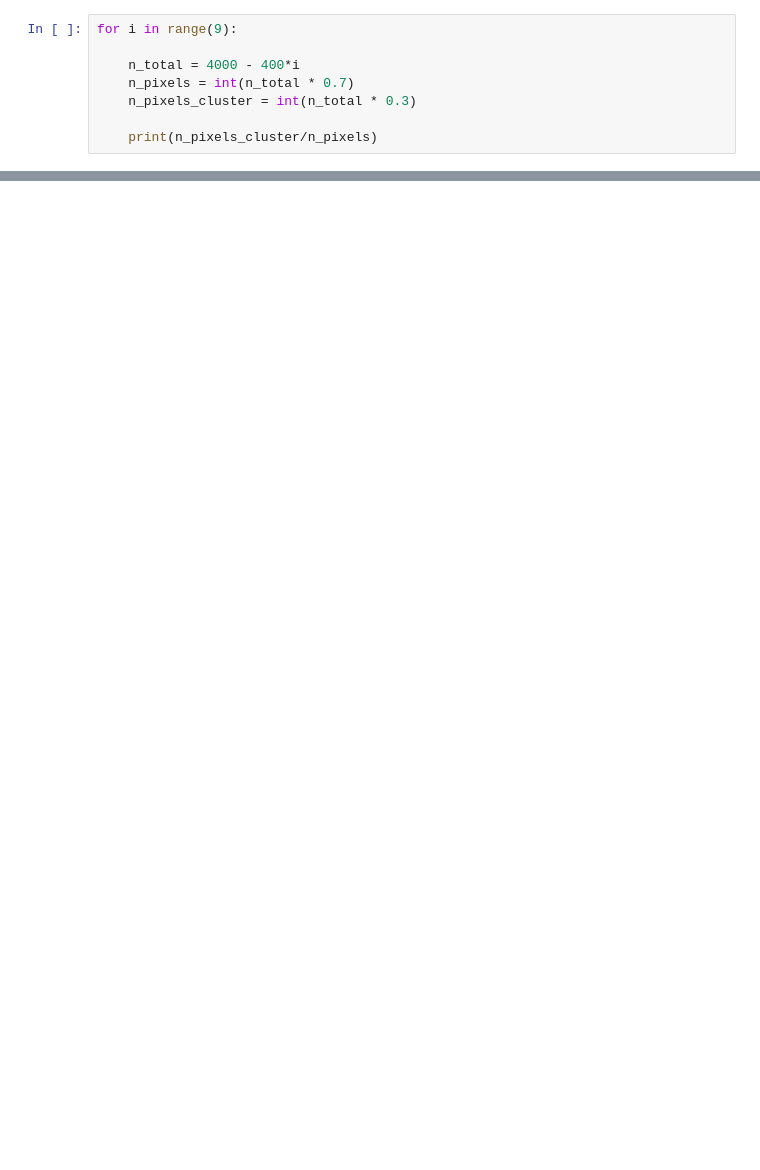
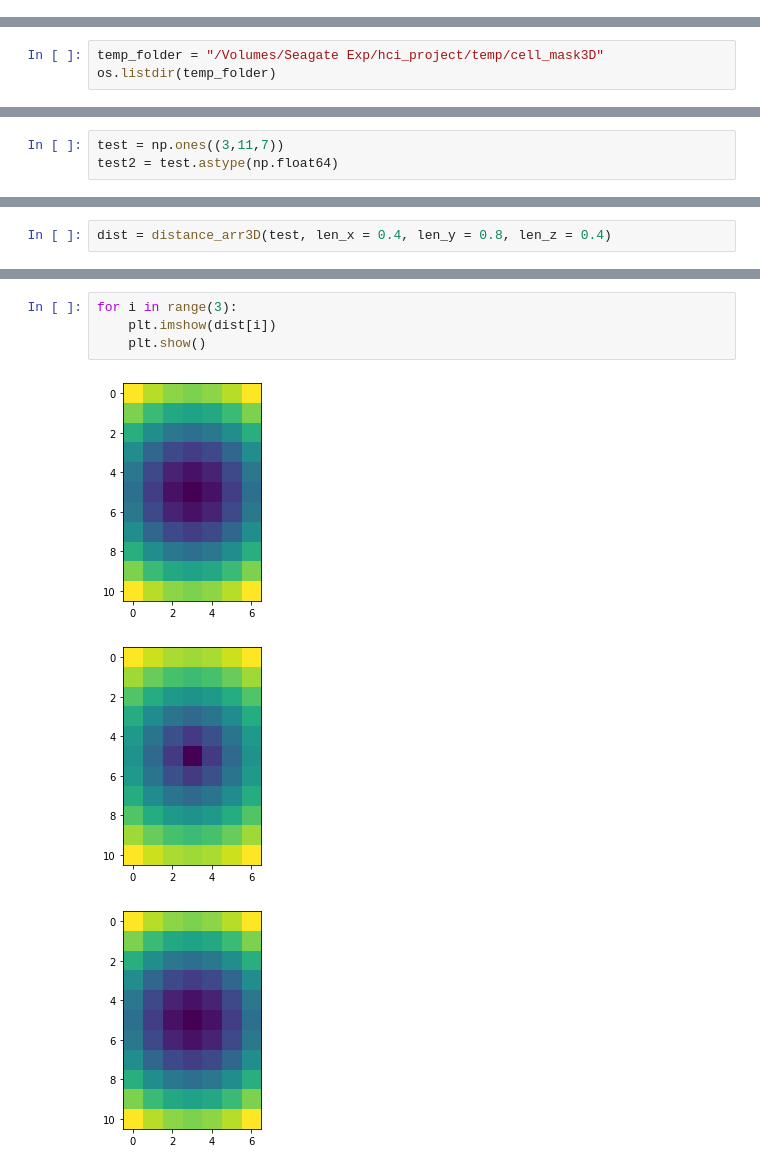
Before and after one commit to lukas-judith/spatial-point-pattern-analysis, a Jupyter notebook: notebooks/Untitled.ipynb, the cells around one changed output, grey strips where cells are left out. Cells and saved outputs as stored; diff of their text form; blank space fills up the shorter version.

```diff
--- a/notebooks/Untitled.ipynb
+++ b/notebooks/Untitled.ipynb
@@ -249,8 +0,0 @@ print(vmin, vmax)
-# %%
-for i in range(9):
-
-    n_total = 4000 - 400*i
-    n_pixels = int(n_total * 0.7)
-    n_pixels_cluster = int(n_total * 0.3)
-
-    print(n_pixels_cluster/n_pixels)
@@ -517,0 +6,3 @@ cut_circle(arr, radius, diff_xy)
+# %%
+temp_folder = "/Volumes/Seagate Exp/hci_project/temp/cell_mask3D"
+os.listdir(temp_folder)
@@ -517,0 +58,3 @@ cut_circle(arr, radius, diff_xy)
+# %%
+test = np.ones((3,11,7))
+test2 = test.astype(np.float64)
@@ -517,0 +151,2 @@ cut_circle(arr, radius, diff_xy)
+# %%
+dist = distance_arr3D(test, len_x = 0.4, len_y = 0.8, len_z = 0.4)
@@ -517,0 +173,8 @@ cut_circle(arr, radius, diff_xy)
+# %%
+for i in range(3):
+    plt.imshow(dist[i])
+    plt.show()
+# %% [output]
+[figure, added]
+[figure, added]
+[figure, added]
```
Also changed, not shown: parts of 45 cells of this notebook, 11 other files.
